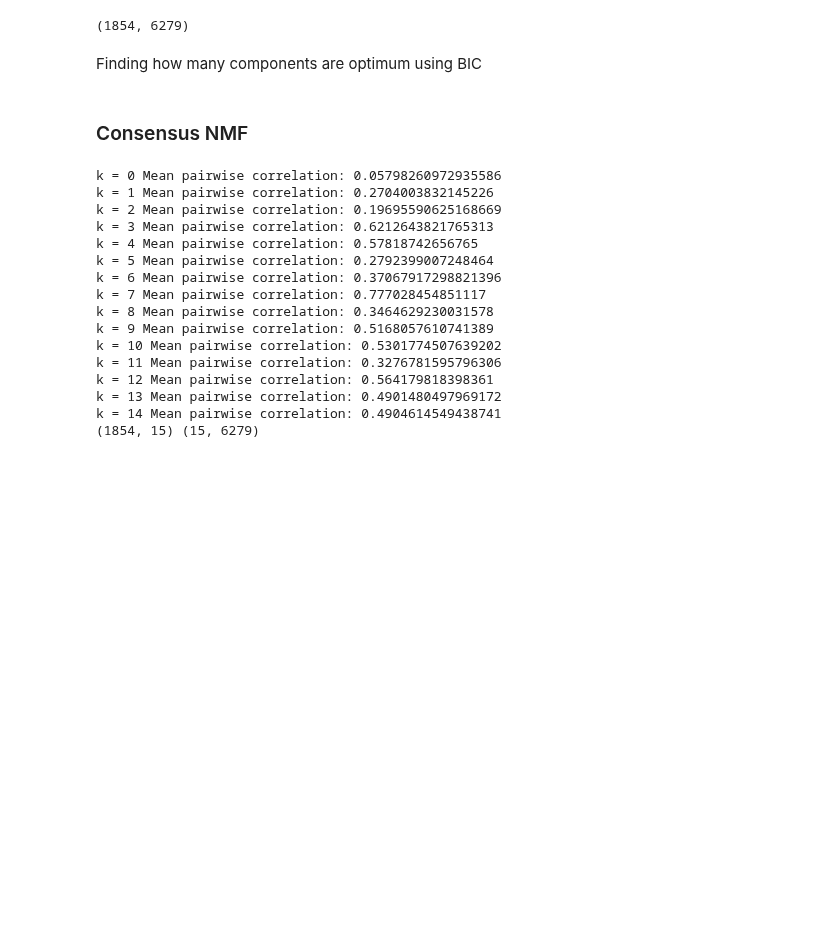
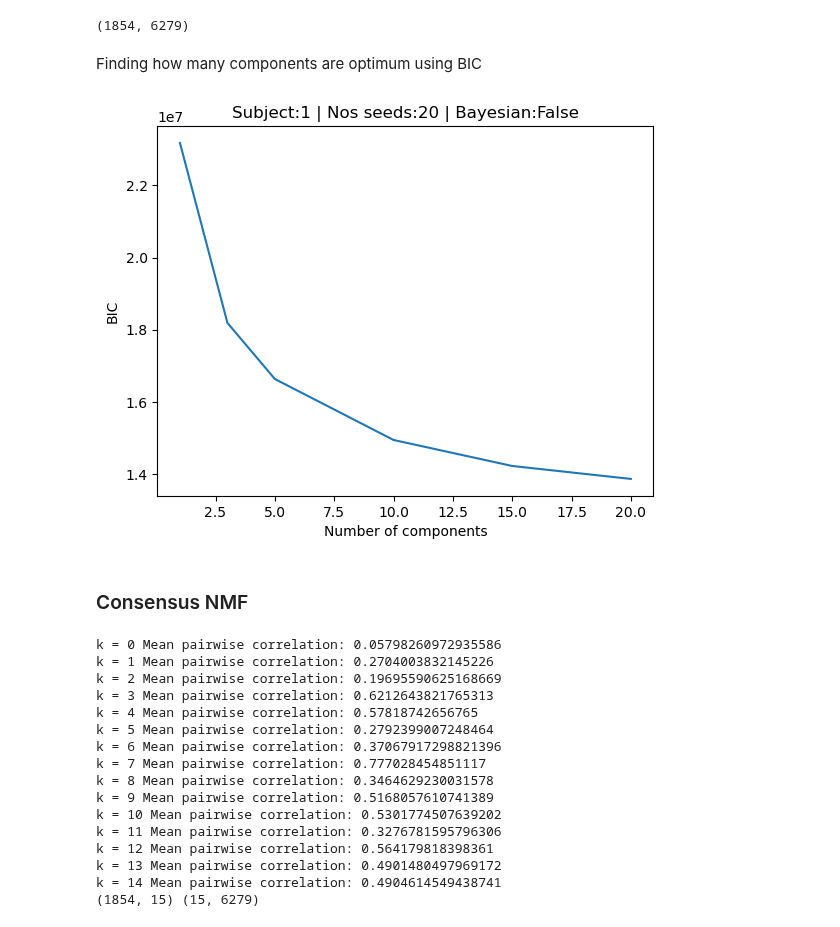
Before and after one commit to AtharvSuryawanshi/Neural-Representations-using-Things-Database, a Jupyter notebook: notebooks/NMF_meg6.ipynb, the cells around one changed output. Drawn from its saved outputs; the diff is of its cells as text; code cells hidden in the pictures; blank space fills up the shorter version.

Commit message:
new bayesian nmf function

```diff
--- a/notebooks/NMF_meg6.ipynb
+++ b/notebooks/NMF_meg6.ipynb
@@ -64,6 +64,15 @@ def fit_bnmf(V: np.ndarray, k: int):
     W = bnmf_fit.basis()
     H = bnmf_fit.coef()
     return np.array(W), np.array(H)
+
+def fit_bnmf_consensus(V: np.ndarray, k: int):
+    bnmf = nimfa.Bd(V, seed='random_c', rank=k, max_iter=3000, min_residuals=1e-5, alpha=np.zeros((V.shape[0], k)),
+                    beta=np.zeros((k, V.shape[1])), theta=.0, k=.0, sigma=1., skip=1000, stride=10,
+                    n_w=np.zeros((k, 1)), n_h=np.zeros((k, 1)), n_run=1, n_sigma=False)
+    bnmf_fit = bnmf()
+    W = np.array(bnmf_fit.basis())
+    H = np.array(bnmf_fit.coef())
+    return W, H
 
 def compute_evar_all(V: np.ndarray, W: np.ndarray, H: np.ndarray):
     V_hat = np.dot(W, H)
@@ -418,18 +427,22 @@ print(X.shape)
 # %% [markdown]
 Finding how many components are optimum using BIC
 # %%
-# # finding BIC criterion for different number of components
-# nos_components = [5, 10, 15, 20, 25, 50, 100]
-# bic = []
-# mean_correlations_array = []
-# for k in nos_components:
-#     W, H, mean_correlations = consensus_nmf_W(X, n_components=k, n_replicates=nos_seeds, p=0.3, tau=0.1, random_state=random_state, bayesian=BAYESIAN)
-#     mean_correlations_array.append(mean_correlations)
-#     bic.append(compute_bic(X, W, H))
-
-# # plot BIC criterion vs components
-# plt.plot(nos_components, bic)
-# plt.xlabel('Number of components')
-# plt.ylabel('BIC')
-# plt.title(f'Subject:{participant_no} | Nos seeds:{nos_seeds} | Bayesian:{BAYESIAN}')
-# plt.show()
+# finding BIC criterion for different number of components
+nos_components = [1, 3, 5, 10, 15, 20, 25, 50]
+bic = []
+mean_correlations_array = []
+for k in nos_components:
+    # W, H, mean_correlations = consensus_nmf_W(X, n_components=k, n_replicates=nos_seeds, p=0.3, tau=0.1, random_state=random_state, bayesian=BAYESIAN)
+    # mean_correlations_array.append(mean_correlations)
+    W, H = fit_bnmf_consensus(X, k)
+    bic.append(compute_bic(X, W, H))
+# %%
+
+# plot BIC criterion vs components
+plt.plot(nos_components, bic)
+plt.xlabel('Number of components')
+plt.ylabel('BIC')
+plt.title(f'Subject:{participant_no} | Nos seeds:{nos_seeds} | Bayesian:{BAYESIAN}')
+plt.show()
+# %% [output]
+[figure, added]
```
Also changed, not shown: parts of 2 cells of this notebook, 1 other file.
